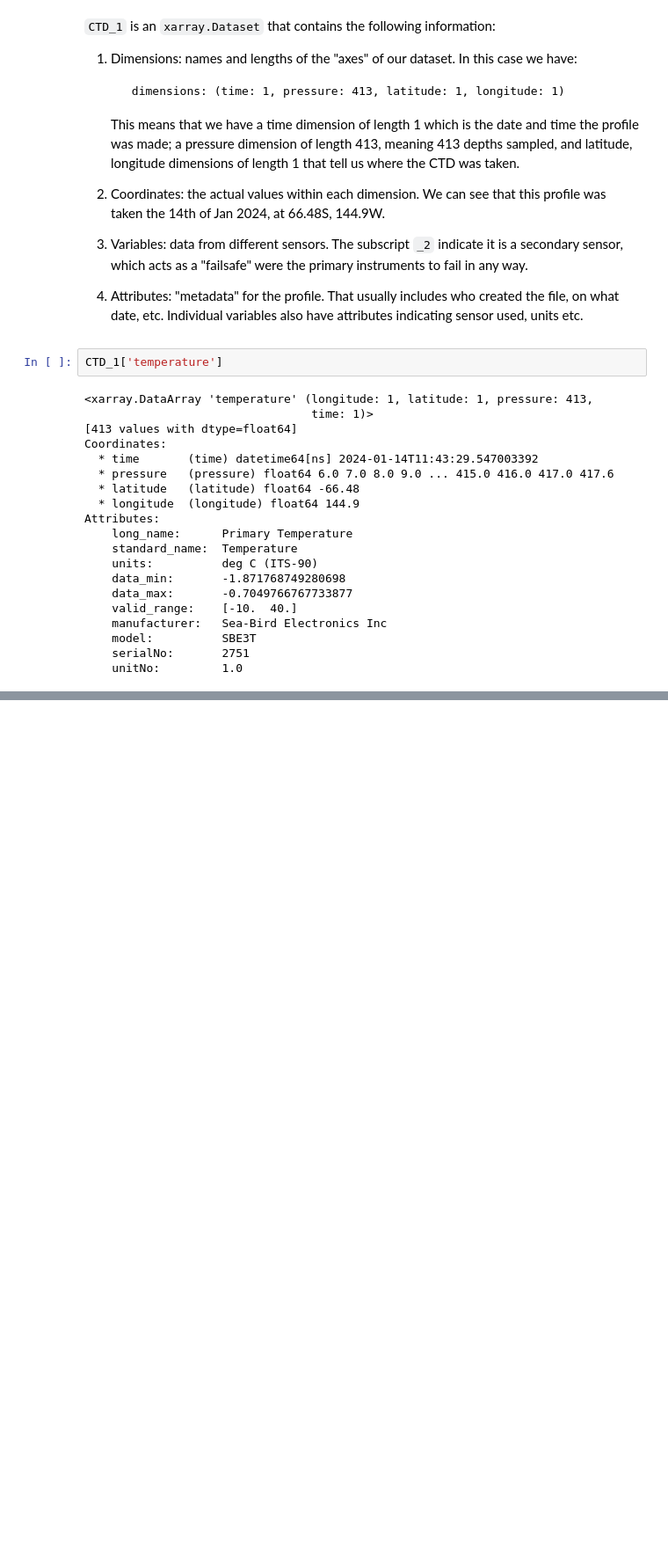
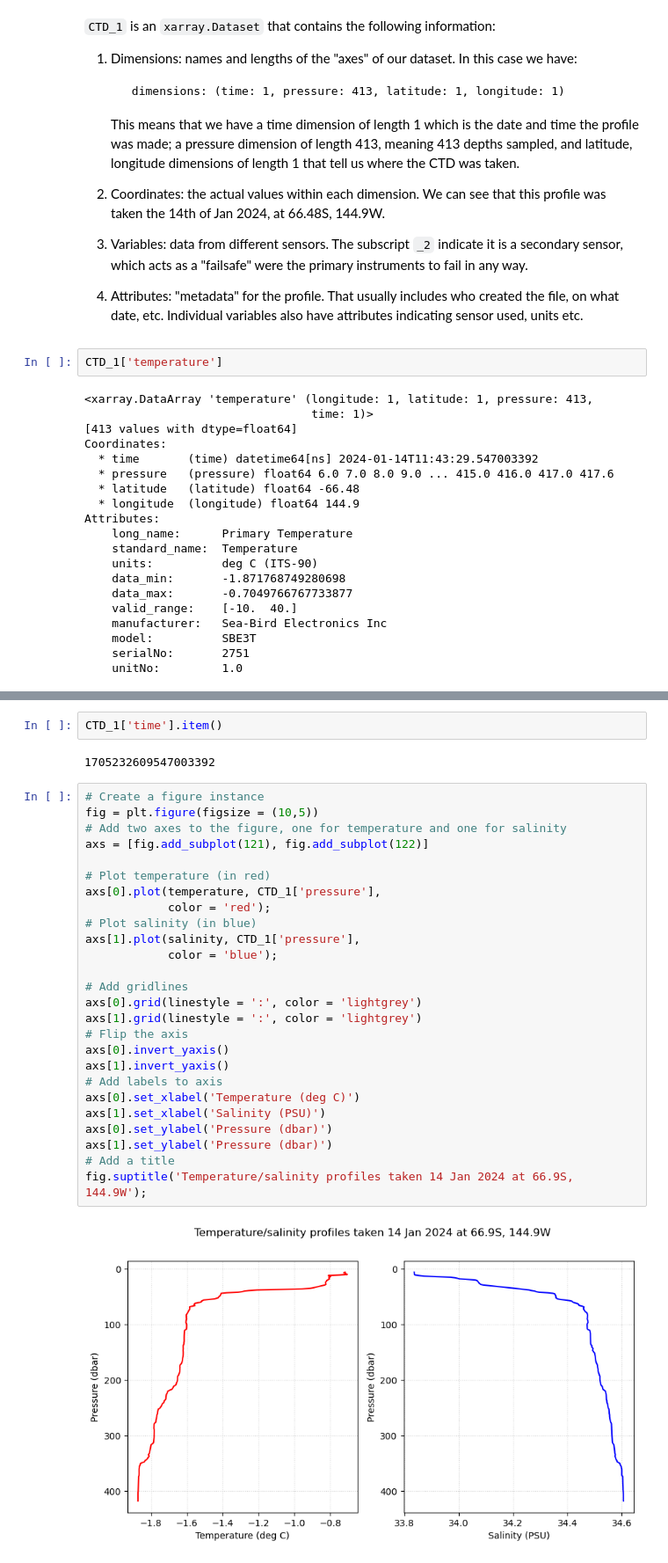
Before and after one commit to julia-neme/KSA_Observations_Modelling, a Jupyter notebook: Class1/Introduction_to_CTDs.ipynb, the cells around one changed output, grey strips where cells are left out. Shown at 88% size. Drawn from its saved outputs; the diff is of its cells as text; blank space fills up the shorter version.

```diff
--- a/Class1/Introduction_to_CTDs.ipynb
+++ b/Class1/Introduction_to_CTDs.ipynb
@@ -98,0 +129,32 @@ Attributes:
+# %%
+CTD_1['time'].item()
+# %% [output]
+1705232609547003392
+# %%
+# Create a figure instance
+fig = plt.figure(figsize = (10,5))
+# Add two axes to the figure, one for temperature and one for salinity
+axs = [fig.add_subplot(121), fig.add_subplot(122)]
+
+# Plot temperature (in red)
+axs[0].plot(temperature, CTD_1['pressure'],
+            color = 'red');
+# Plot salinity (in blue)
+axs[1].plot(salinity, CTD_1['pressure'],
+            color = 'blue');
+
+# Add gridlines
+axs[0].grid(linestyle = ':', color = 'lightgrey')
+axs[1].grid(linestyle = ':', color = 'lightgrey')
+# Flip the axis
+axs[0].invert_yaxis()
+axs[1].invert_yaxis()
+# Add labels to axis
+axs[0].set_xlabel('Temperature (deg C)')
+axs[1].set_xlabel('Salinity (PSU)')
+axs[0].set_ylabel('Pressure (dbar)')
+axs[1].set_ylabel('Pressure (dbar)')
+# Add a title
+fig.suptitle('Temperature/salinity profiles taken 14 Jan 2024 at 66.9S, 144.9W');
+# %% [output]
+[figure, added]
```
Also changed, not shown: parts of 6 cells of this notebook.
